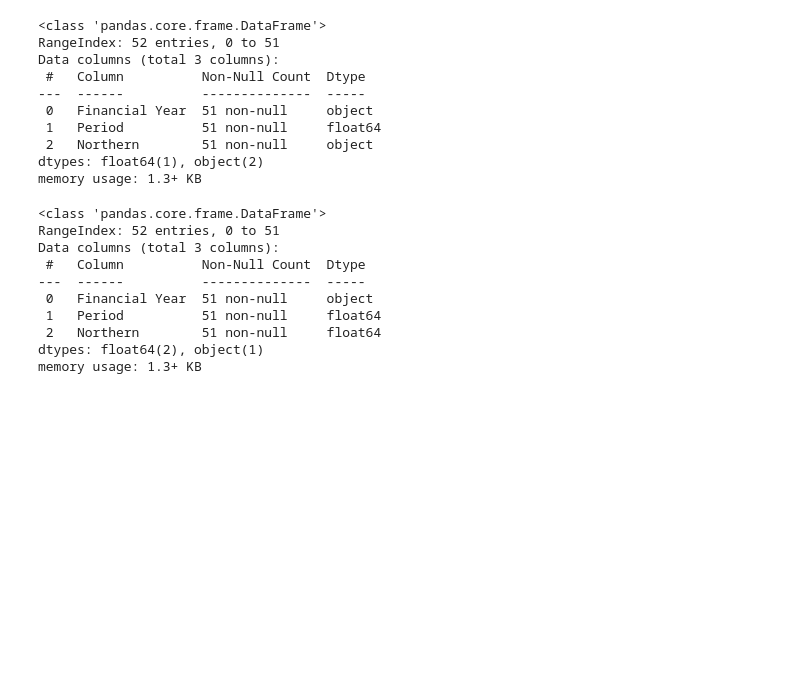
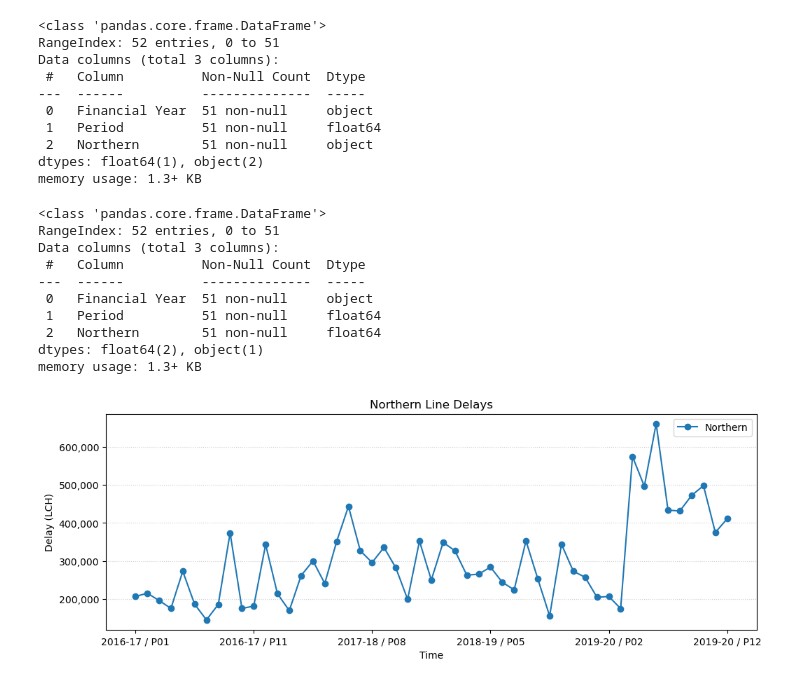
Before and after one commit to snanda8/tfl-northern, a Jupyter notebook: notebooks/notebook1.ipynb, the cells around one changed output. Saved outputs shown, nothing was run; the diff lists cells and outputs as text; code cells hidden in the pictures; blank space fills up the shorter version.

Commit message:
rudimentary charts have been produced for purposes of pandas familiarisation. Enhanced graphics to follow

```diff
--- a/notebooks/notebook1.ipynb
+++ b/notebooks/notebook1.ipynb
@@ -100,3 +100,38 @@ Data columns (total 3 columns):
  2   Northern        51 non-null     float64
 dtypes: float64(2), object(1)
 memory usage: 1.3+ KB
+# %%
+import pandas as pd
+import matplotlib
+from matplotlib.ticker import StrMethodFormatter
+
+#obtain src data from directory
+df =pd.read_csv("C:/Users/sarth/tfl-northern/raw_data/lost-customer-hours.csv")
+#clean column of commas and convert to dtype float64
+df["Northern"] = df["Northern"].str.replace(',', '').astype(float)
+df["Northern"] = pd.to_numeric(df["Northern"])
+#narrow data scope
+northern_df = df[["Financial Year", "Period", "Northern"]]
+#create axis labels for plot
+df["Period_clean"] = pd.to_numeric(df["Period"], errors="coerce").astype("Int64")
+
+df["fy_period"] = (
+    df["Financial Year"].astype(str)
+    + " / P"
+    + df["Period_clean"].astype(str).str.zfill(2)
+)
+# sort by time
+df_sorted = df.sort_values(by=["Financial Year", "Period"])
+# plot trend over time
+ax = df_sorted.plot.line(x="fy_period", y="Northern", marker="o", figsize=(12,4))
+ax.set_title("Northern Line Delays")
+ax.set_xlabel("Time")
+ax.set_ylabel("Delay (LCH)")
+ax.grid(axis="y", linestyle=":", alpha=0.6)
+ax.yaxis.set_major_formatter(StrMethodFormatter("{x:,.0f}"))
+
+#save command
+fig = ax.get_figure()
+fig.savefig("C:/Users/sarth/tfl-northern/outputs/figures/linechart.png", dpi=180, bbox_inches="tight")
+# %% [output]
+[figure, added]
```
Also changed, not shown: parts of 3 cells of this notebook, 2 other files.
